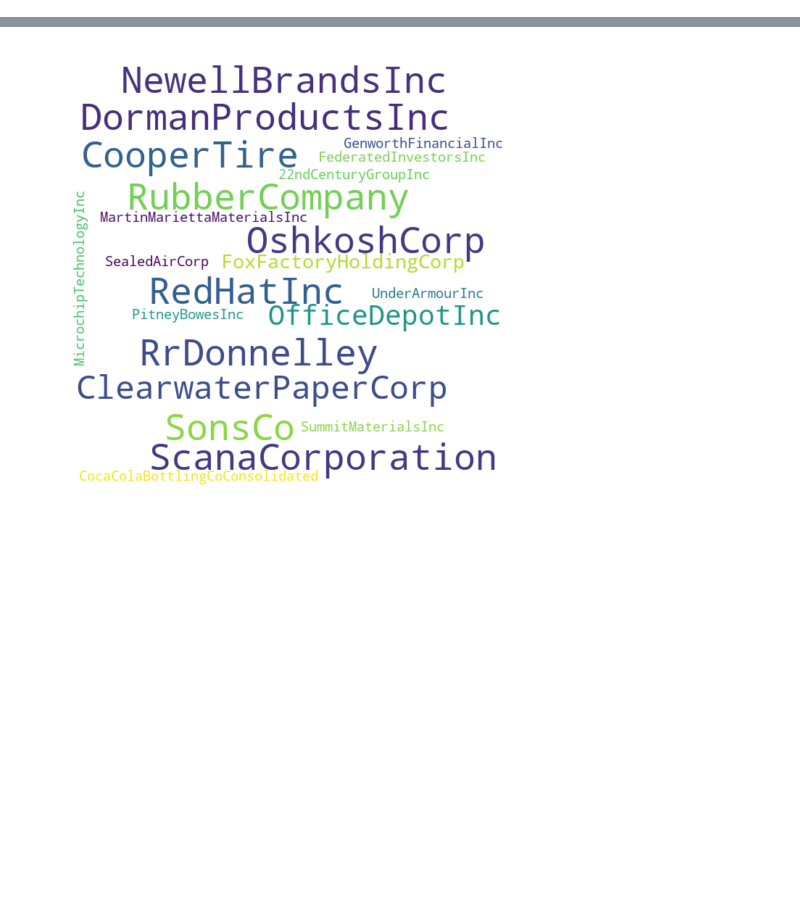
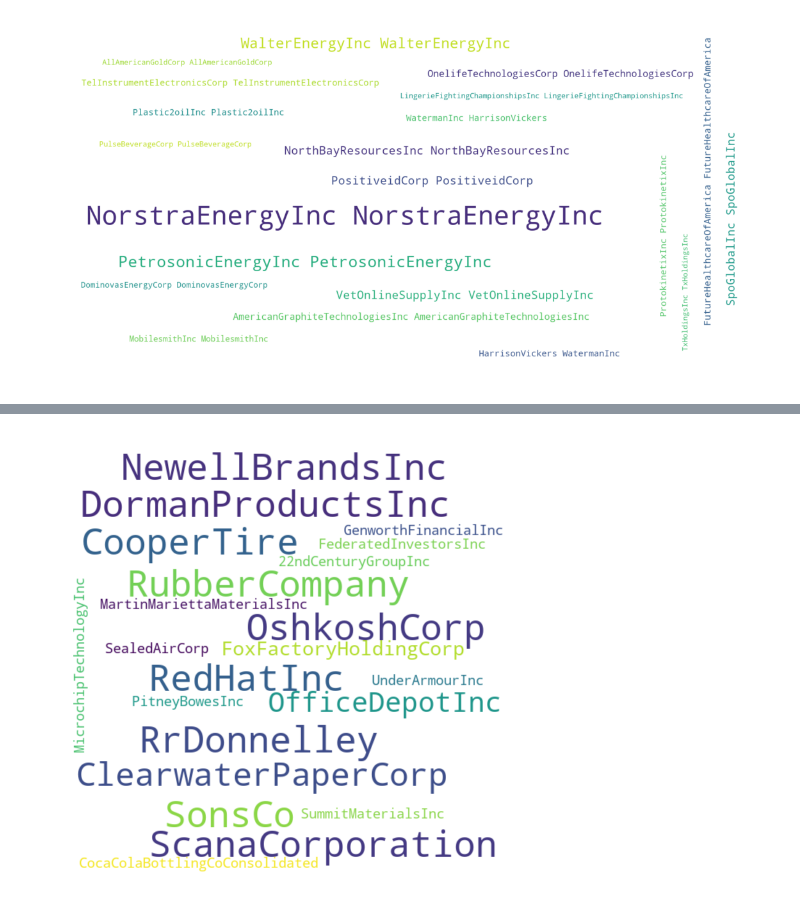
Before and after one commit to Peiyao-Lyu/Handbook-for-Stocklovers-and-Screenning-Tools, a Jupyter notebook: rh2910_Tools_Project.ipynb, the cells around one changed output, grey strips where cells are left out. Saved outputs shown, nothing was run; the diff lists cells and outputs as text; code cells hidden in the pictures; blank space fills up the shorter version.

```diff
--- a/rh2910_Tools_Project.ipynb
+++ b/rh2910_Tools_Project.ipynb
@@ -0,0 +1,82 @@
+# %%
+#Daily: input 1; Weekly: input 2; Monthly: input 3; Quarterly: input 4; Year-to-Date: input 5
+
+def get_best_performers(x=1):
+    import requests
+    from bs4 import BeautifulSoup
+    import pandas as pd
+    from wordcloud import WordCloud, STOPWORDS
+    import matplotlib.pyplot as plt
+
+    output_list = []
+    stock_list = []
+    pct_list = []
+    freq_list=[]
+    new_list=[]
+    cloud_list=[]
+
+    if x==1:
+        url = "https://csimarket.com/markets/Stocks.php?days=yday&=#tablecomp"
+    elif x==2:
+        url = "https://csimarket.com/markets/Stocks.php?days=week&=#tablecomp"
+    elif x==3:
+        url = "https://csimarket.com/markets/Stocks.php?days=month&=#tablecomp"
+    elif x==4:
+        url = "https://csimarket.com/markets/Stocks.php?days=quarter&=#tablecomp"
+    elif x==5:
+        url = "https://csimarket.com/markets/Stocks.php?days=ytd&=#tablecomp"
+    else:
+        return 'Wrong input!'
+
+    results_page = requests.get(url)
+    soup = BeautifulSoup(results_page.content,'lxml')
+    all_tags = soup.find_all('td', class_='lk')
+    for tag in all_tags:
+        output_list.append(tag.get_text().replace(',','').replace('\xa0','').replace(' ',''))
+    for i in range(0,40):
+        if i % 2 == 0:
+            stock_list.append(output_list[i])
+        if i % 2 == 1:
+            pct_list.append((output_list[i]))
+
+    df = pd.DataFrame(pct_list, stock_list)
+    if x==1:
+        df.index.name = 'Daily Best Performing Stocks'
+    elif x==2:
+        df.index.name = 'Weekly Best Performing Stocks'
+    elif x==3:
+        df.index.name = 'Monthly Best Performing Stocks'
+    elif x==4:
+        df.index.name = 'Quarterly Best Performing Stocks'
+    elif x==5:
+        df.index.name = 'Year-to-Date Best Performing Stocks'
+    else:
+        return None
+    df.columns = ['pct_change']
+
+    #Linerize Stock name's font in word cloud with its return by increasing frequency
+    for i in pct_list:
+        x=round(float(i.replace('%','')))
+        freq_list.append(x)
+    new_list=stock_list+freq_list
+    for i in range(0,20):
+        for x in range(0,new_list[i+20]):
+            cloud_list.append(new_list[i])
+
+    #Creating Word Cloud
+    stock_string=(" ").join(cloud_list)
+    wordcloud = WordCloud(width = 1600, height = 800, relative_scaling=0.5, max_words = 1000, max_font_size=60, min_font_size=10,
+                          background_color="white", repeat=True, margin=50, random_state=3).generate(stock_string)
+    plt.figure(figsize=(20,10))
+    plt.imshow(wordcloud, interpolation="bilinear")
+    plt.axis("off")
+    plt.savefig("wordcloud"+".png", bbox_inches='tight')
+    plt.show()
+    plt.close()
+
+    return df
+
+
+get_best_performers(1)
+# %% [output]
+[figure, added]
```
Also changed, not shown: parts of 4 cells of this notebook, 1 other file.
